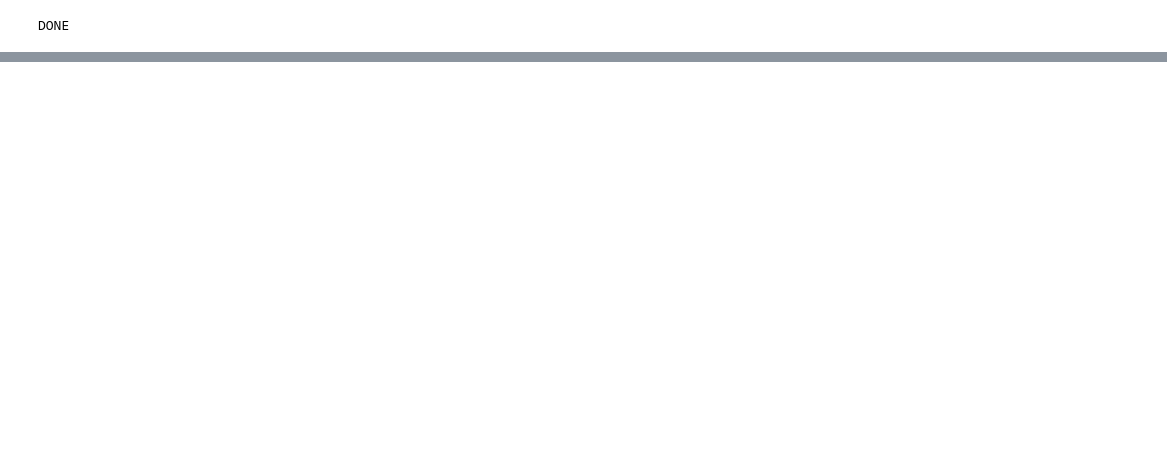
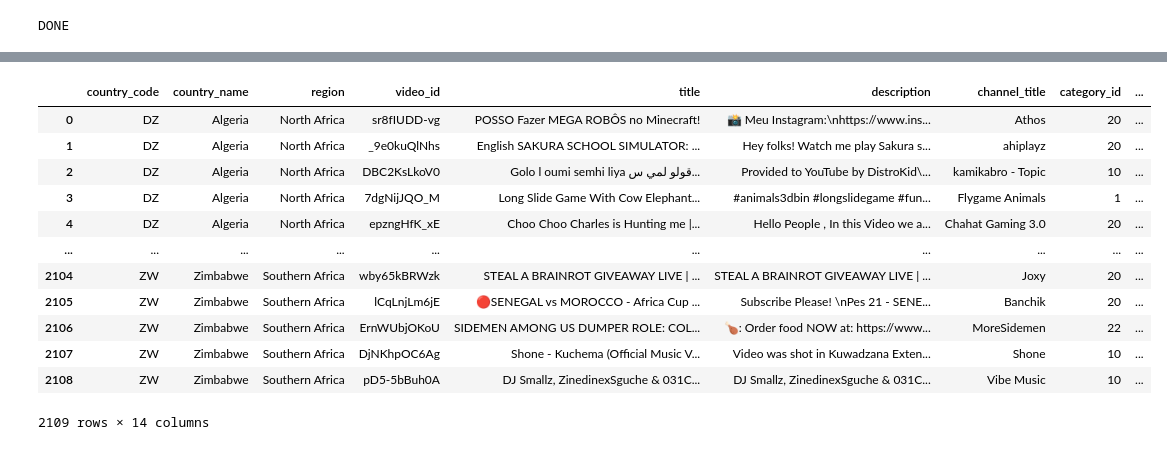
Before and after one commit to adrianjuliusaluoch/Market-Prices, a Jupyter notebook: youtube_trends.ipynb, the cells around one changed output, grey strips where cells are left out. Drawn from its saved outputs; the diff is of its cells as text; code cells hidden in the pictures; blank space fills up the shorter version.

```diff
--- a/youtube_trends.ipynb
+++ b/youtube_trends.ipynb
@@ -28,10 +28,12 @@ from datetime import datetime
 import pandas as pd
 import pycountry
 import time
-import os
+
+# Replace this with your actual API key
+API_KEY = "AIzaSyDY37Jv5FhziRz1I7d1OiabzsMeoLKgfCQ"
 
 # Initialize the YouTube Data API client
-youtube = build("youtube", "v3", developerKey=os.getenv("YOUTUBE_API_KEY"))
+youtube = build("youtube", "v3", developerKey=API_KEY)
 
 print("✅ YouTube client initialized successfully")
 # %% [output]
@@ -134,6 +190,8 @@ bigdata = bigdata.reset_index(drop=True)
 # %%
 # Initialize BigQuery client
 client = bigquery.Client(project='data-storage-485106')
+# %%
+bigdata['tags'] = bigdata['tags'].astype(str)
 # %%
 # Define Table ID
 table_id = 'data-storage-485106.youtube.trending_now'
@@ -165,6 +223,8 @@ print(f"Table deleted successfully.")
 data.drop_duplicates(subset=["video_id", "country_code", "country_name", "region"], inplace=True)
 # %% [output]
 Table deleted successfully.
+# %%
+data['tags'] = data['tags'].astype(str)
 # %%
 # Define the dataset ID and table ID
 dataset_id = 'youtube'
@@ -234,0 +279,26 @@ print(f'Shape: {data.shape}')
+# %%
+# Define SQL Query to Retrieve Open Weather Data from Google Cloud BigQuery
+sql = (
+    'SELECT *'
+    'FROM `data-storage-485106.youtube.trending_now`'
+    'ORDER BY country_name'
+      )
+
+# Run SQL Query
+data = client.query(sql).to_dataframe()
+# %%
+data.shape
+# %% [output]
+|  | country_code | country_name | region | video_id | title | description | channel_title | category_id | ... |
+| 0 | DZ | Algeria | North Africa | sr8fIUDD-vg | POSSO Fazer MEGA ROBÔS no Minecraft! | 📸 Meu Instagram:\nhttps://www.ins... | Athos | 20 | ... |
+| 1 | DZ | Algeria | North Africa | _9e0kuQlNhs | English SAKURA SCHOOL SIMULATOR: ... | Hey folks! Watch me play Sakura s... | ahiplayz | 20 | ... |
+| 2 | DZ | Algeria | North Africa | DBC2KsLkoV0 | Golo l oumi semhi liya قولو لمي س... | Provided to YouTube by DistroKid\... | kamikabro - Topic | 10 | ... |
+| 3 | DZ | Algeria | North Africa | 7dgNijJQO_M | Long Slide Game With Cow Elephant... | #animals3dbin #longslidegame #fun... | Flygame Animals | 1 | ... |
+| 4 | DZ | Algeria | North Africa | epzngHfK_xE | Choo Choo Charles is Hunting me |... | Hello People , In this Video we a... | Chahat Gaming 3.0 | 20 | ... |
+| ... | ... | ... | ... | ... | ... | ... | ... | ... | ... |
+| 2104 | ZW | Zimbabwe | Southern Africa | wby65kBRWzk | STEAL A BRAINROT GIVEAWAY LIVE | ... | STEAL A BRAINROT GIVEAWAY LIVE | ... | Joxy | 20 | ... |
+| 2105 | ZW | Zimbabwe | Southern Africa | lCqLnjLm6jE | 🔴SENEGAL vs MOROCCO - Africa Cup ... | Subscribe Please! \nPes 21 - SENE... | Banchik | 20 | ... |
+| 2106 | ZW | Zimbabwe | Southern Africa | ErnWUbjOKoU | SIDEMEN AMONG US DUMPER ROLE: COL... | 🍗: Order food NOW at: https://www... | MoreSidemen | 22 | ... |
+| 2107 | ZW | Zimbabwe | Southern Africa | DjNKhpOC6Ag | Shone - Kuchema (Official Music V... | Video was shot in Kuwadzana Exten... | Shone | 10 | ... |
+| 2108 | ZW | Zimbabwe | Southern Africa | pD5-5bBuh0A | DJ Smallz, ZinedinexSguche & 031C... | DJ Smallz, ZinedinexSguche & 031C... | Vibe Music | 10 | ... |
+2109 rows × 14 columns
```
Also changed, not shown: parts of 8 cells of this notebook.
